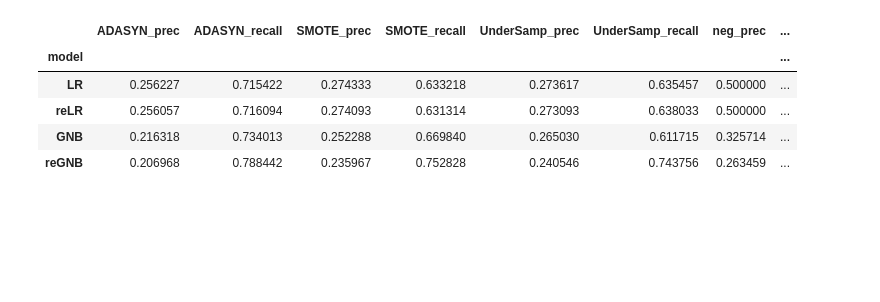
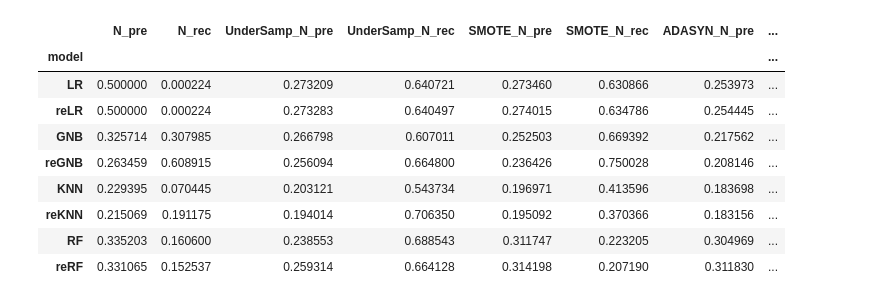
Before and after one commit to pandrewg/Lending-Club, a Jupyter notebook: analysis-pt4-pipeline.ipynb, the cells around one changed output. Saved outputs shown, nothing was run; the diff lists cells and outputs as text; code cells hidden in the pictures; blank space fills up the shorter version.

```diff
--- a/analysis-pt4-pipeline.ipynb
+++ b/analysis-pt4-pipeline.ipynb
@@ -207,9 +208,0 @@ LR_GNB = PipelineLayer2([('LR',LogisticRegression()),('GNB',GaussianNB())],metri
-# %%
-LR_GNB
-# %% [output]
-|  | ADASYN_prec | ADASYN_recall | SMOTE_prec | SMOTE_recall | UnderSamp_prec | UnderSamp_recall | neg_prec | ... |
-| model |  |  |  |  |  |  |  | ... |
-| LR | 0.256227 | 0.715422 | 0.274333 | 0.633218 | 0.273617 | 0.635457 | 0.500000 | ... |
-| reLR | 0.256057 | 0.716094 | 0.274093 | 0.631314 | 0.273093 | 0.638033 | 0.500000 | ... |
-| GNB | 0.216318 | 0.734013 | 0.252288 | 0.669840 | 0.265030 | 0.611715 | 0.325714 | ... |
-| reGNB | 0.206968 | 0.788442 | 0.235967 | 0.752828 | 0.240546 | 0.743756 | 0.263459 | ... |
@@ -215,0 +211,20 @@ LR_GNB
+# %%
+results = pd.read_csv('./pipeline-results.csv')
+# %%
+results.set_index('model',inplace=True)
+# %%
+neg = ['N_pre','N_rec','UnderSamp_N_pre','UnderSamp_N_rec','SMOTE_N_pre','SMOTE_N_rec','ADASYN_N_pre','ADASYN_N_rec']
+pos = ['P_pre','P_rec','UnderSamp_P_pre','UnderSamp_P_rec','SMOTE_P_pre','SMOTE_P_rec','ADASYN_P_pre','ADASYN_P_rec']
+# %%
+results[neg]
+# %% [output]
+|  | N_pre | N_rec | UnderSamp_N_pre | UnderSamp_N_rec | SMOTE_N_pre | SMOTE_N_rec | ADASYN_N_pre | ... |
+| model |  |  |  |  |  |  |  | ... |
+| LR | 0.500000 | 0.000224 | 0.273209 | 0.640721 | 0.273460 | 0.630866 | 0.253973 | ... |
+| reLR | 0.500000 | 0.000224 | 0.273283 | 0.640497 | 0.274015 | 0.634786 | 0.254445 | ... |
+| GNB | 0.325714 | 0.307985 | 0.266798 | 0.607011 | 0.252503 | 0.669392 | 0.217562 | ... |
+| reGNB | 0.263459 | 0.608915 | 0.256094 | 0.664800 | 0.236426 | 0.750028 | 0.208146 | ... |
+| KNN | 0.229395 | 0.070445 | 0.203121 | 0.543734 | 0.196971 | 0.413596 | 0.183698 | ... |
+| reKNN | 0.215069 | 0.191175 | 0.194014 | 0.706350 | 0.195092 | 0.370366 | 0.183156 | ... |
+| RF | 0.335203 | 0.160600 | 0.238553 | 0.688543 | 0.311747 | 0.223205 | 0.304969 | ... |
+| reRF | 0.331065 | 0.152537 | 0.259314 | 0.664128 | 0.314198 | 0.207190 | 0.311830 | ... |
```
Also changed, not shown: parts of 7 cells of this notebook, 5 other files.
